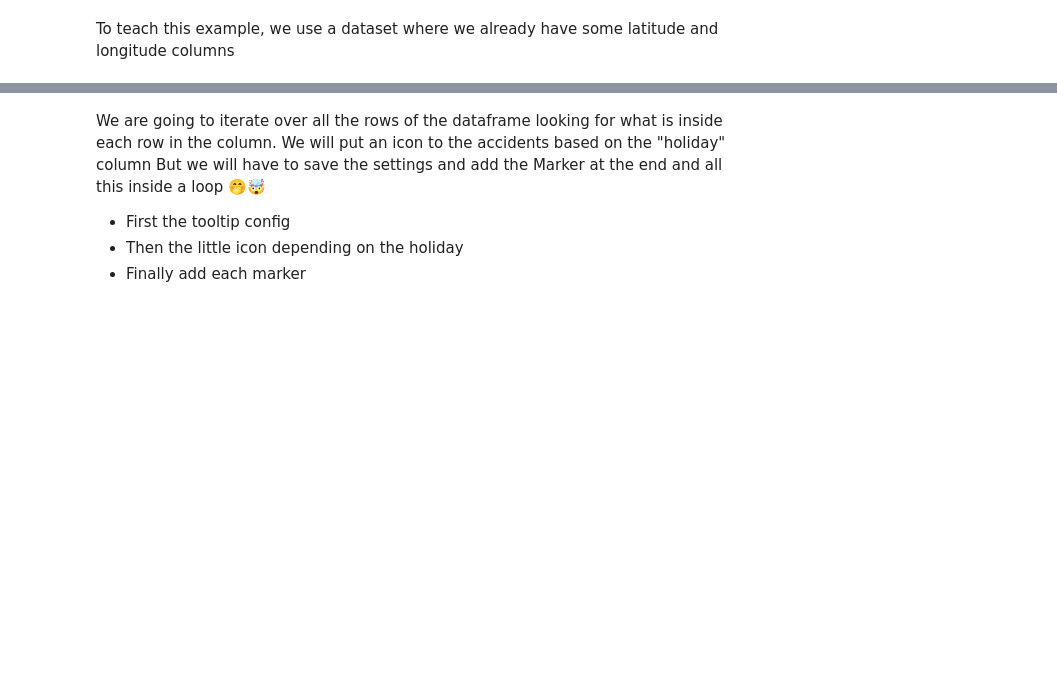
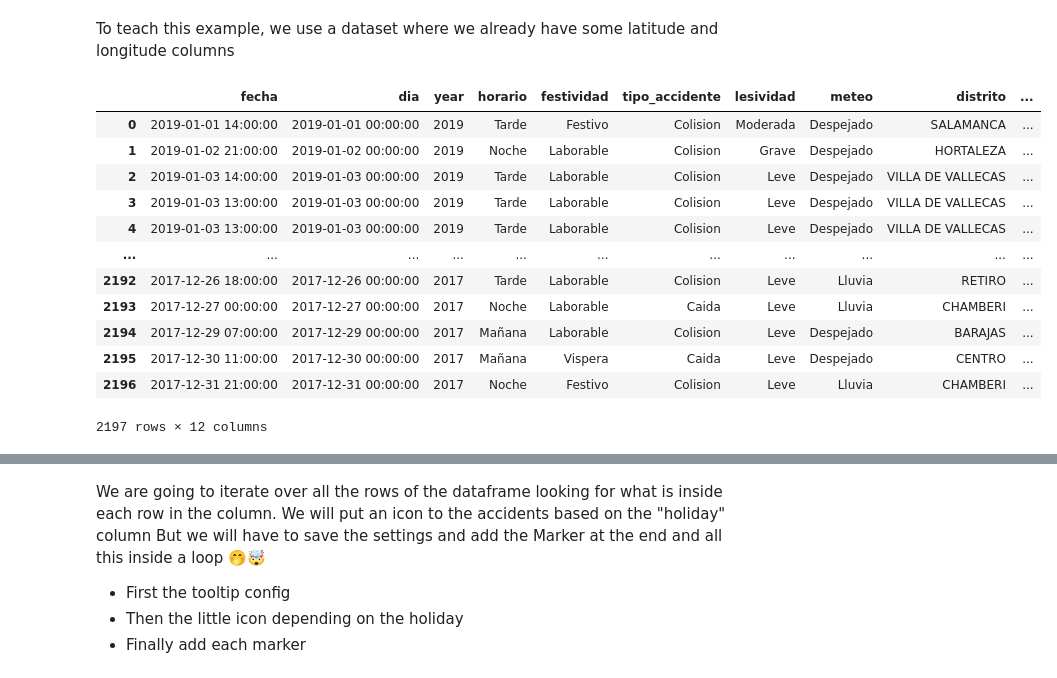
Before and after one commit to Ironhack-data-bcn-january-2024/lectures, a Jupyter notebook: week-4/04.I - Geovisualization I - Folium-markers-layers.ipynb, the cells around one changed output, grey strips where cells are left out. Drawn from its saved outputs; the diff is of its cells as text; code cells hidden in the pictures; blank space fills up the shorter version.

```diff
--- a/week-4/04.I - Geovisualization I - Folium-markers-layers.ipynb
+++ b/week-4/04.I - Geovisualization I - Folium-markers-layers.ipynb
@@ -137,3 +138,20 @@ SyntaxError: invalid syntax (2746806577.py, line 1)
 ## Don't bike during work-days 🤕
 # %% [markdown]
 To teach this example, we use a dataset where we already have some latitude and longitude columns
+# %%
+df = pd.read_csv("../datasets/bici_clean.csv")
+df
+# %% [output]
+|  | fecha | dia | year | horario | festividad | tipo_accidente | lesividad | meteo | distrito | ... |
+| 0 | 2019-01-01 14:00:00 | 2019-01-01 00:00:00 | 2019 | Tarde | Festivo | Colision | Moderada | Despejado | SALAMANCA | ... |
+| 1 | 2019-01-02 21:00:00 | 2019-01-02 00:00:00 | 2019 | Noche | Laborable | Colision | Grave | Despejado | HORTALEZA | ... |
+| 2 | 2019-01-03 14:00:00 | 2019-01-03 00:00:00 | 2019 | Tarde | Laborable | Colision | Leve | Despejado | VILLA DE VALLECAS | ... |
+| 3 | 2019-01-03 13:00:00 | 2019-01-03 00:00:00 | 2019 | Tarde | Laborable | Colision | Leve | Despejado | VILLA DE VALLECAS | ... |
+| 4 | 2019-01-03 13:00:00 | 2019-01-03 00:00:00 | 2019 | Tarde | Laborable | Colision | Leve | Despejado | VILLA DE VALLECAS | ... |
+| ... | ... | ... | ... | ... | ... | ... | ... | ... | ... | ... |
+| 2192 | 2017-12-26 18:00:00 | 2017-12-26 00:00:00 | 2017 | Tarde | Laborable | Colision | Leve | Lluvia | RETIRO | ... |
+| 2193 | 2017-12-27 00:00:00 | 2017-12-27 00:00:00 | 2017 | Noche | Laborable | Caida | Leve | Lluvia | CHAMBERI | ... |
+| 2194 | 2017-12-29 07:00:00 | 2017-12-29 00:00:00 | 2017 | Mañana | Laborable | Colision | Leve | Despejado | BARAJAS | ... |
+| 2195 | 2017-12-30 11:00:00 | 2017-12-30 00:00:00 | 2017 | Mañana | Vispera | Caida | Leve | Despejado | CENTRO | ... |
+| 2196 | 2017-12-31 21:00:00 | 2017-12-31 00:00:00 | 2017 | Noche | Festivo | Colision | Leve | Lluvia | CHAMBERI | ... |
+2197 rows × 12 columns
```
Also changed, not shown: parts of 12 cells of this notebook.
